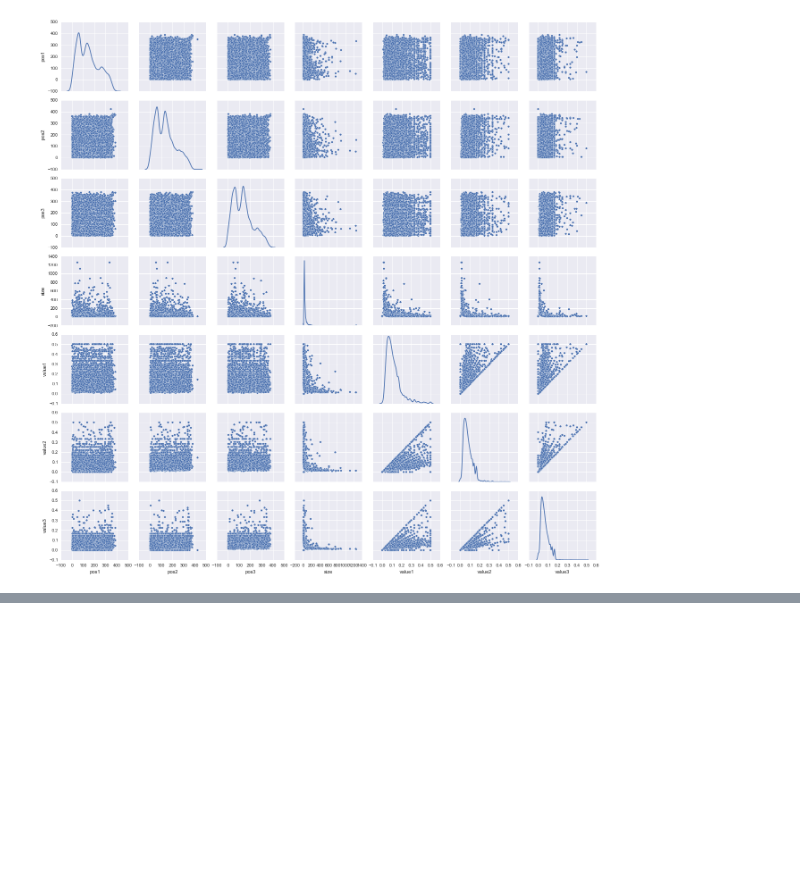
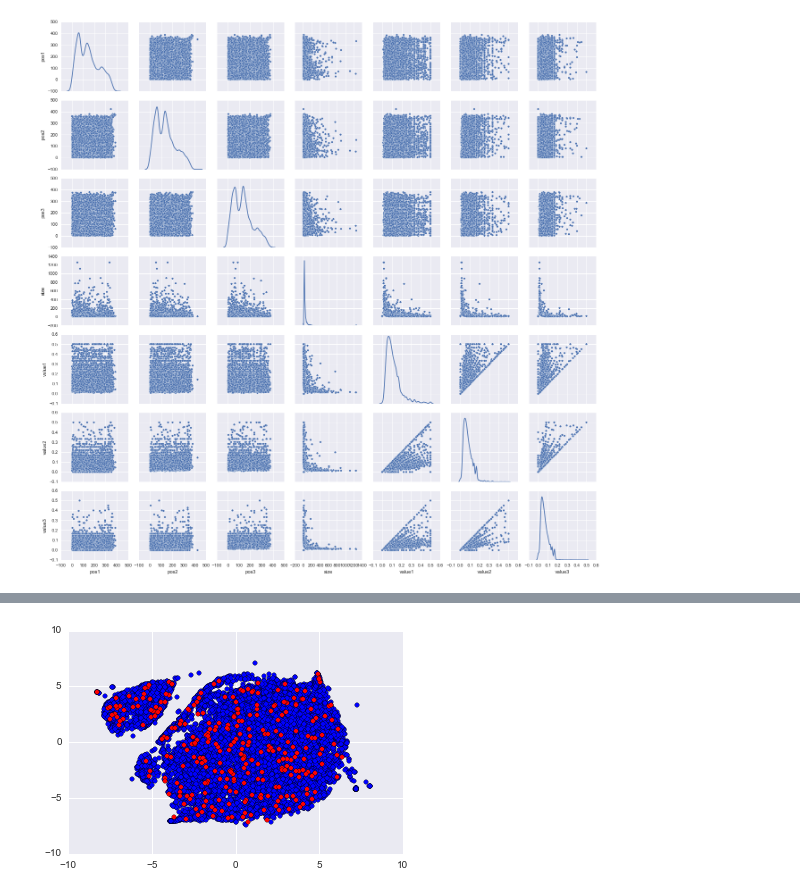
Before and after one commit to NikitaDurasov/CAB_imm, a Jupyter notebook: base.ipynb, the cells around one changed output, grey strips where cells are left out. Saved outputs shown, nothing was run; the diff lists cells and outputs as text; code cells hidden in the pictures; blank space fills up the shorter version.

```diff
--- a/base.ipynb
+++ b/base.ipynb
@@ -721,0 +671,4 @@ plt.scatter(tsne_representation[:,0], tsne_representation[:,1])
+# %%
+tsne_representation = np.fromfile('tsne_rep.npy')
+# %%
+tsne_representation = tsne_representation.reshape(len(tsne_representation)/2, 2)
@@ -721,0 +685,10 @@ plt.scatter(tsne_representation[:,0], tsne_representation[:,1])
+# %%
+dots = np.array(zip(tsne_representation, list(full_df.quality_imp)))
+fig = plt.figure()
+plt.scatter([x[0] for x in dots[dots[:, 1]==-1][:, 0]], [x[1] for x in dots[dots[:, 1]==-1][:, 0]], c='b')
+plt.scatter([x[0] for x in dots[dots[:, 1]==1][:, 0]], [x[1] for x in dots[dots[:, 1]==1][:, 0]], c='r')
+plt.xlim((-10, 10))
+plt.ylim(-10, 10)
+fig.savefig('tSNEd.png', format='png')
+# %% [output]
+[figure, added]
```
Also changed, not shown: parts of 44 cells of this notebook, 6 other files.
